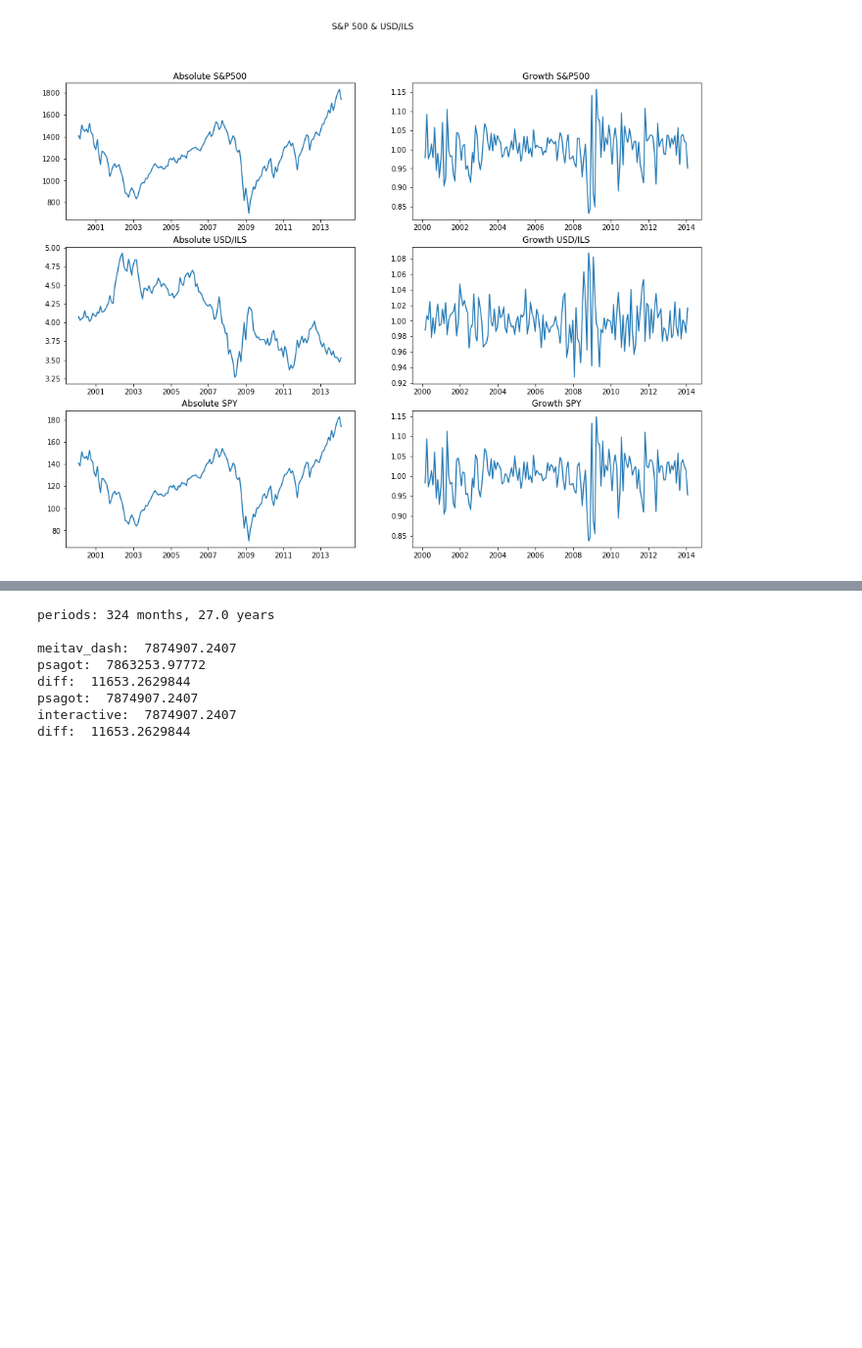
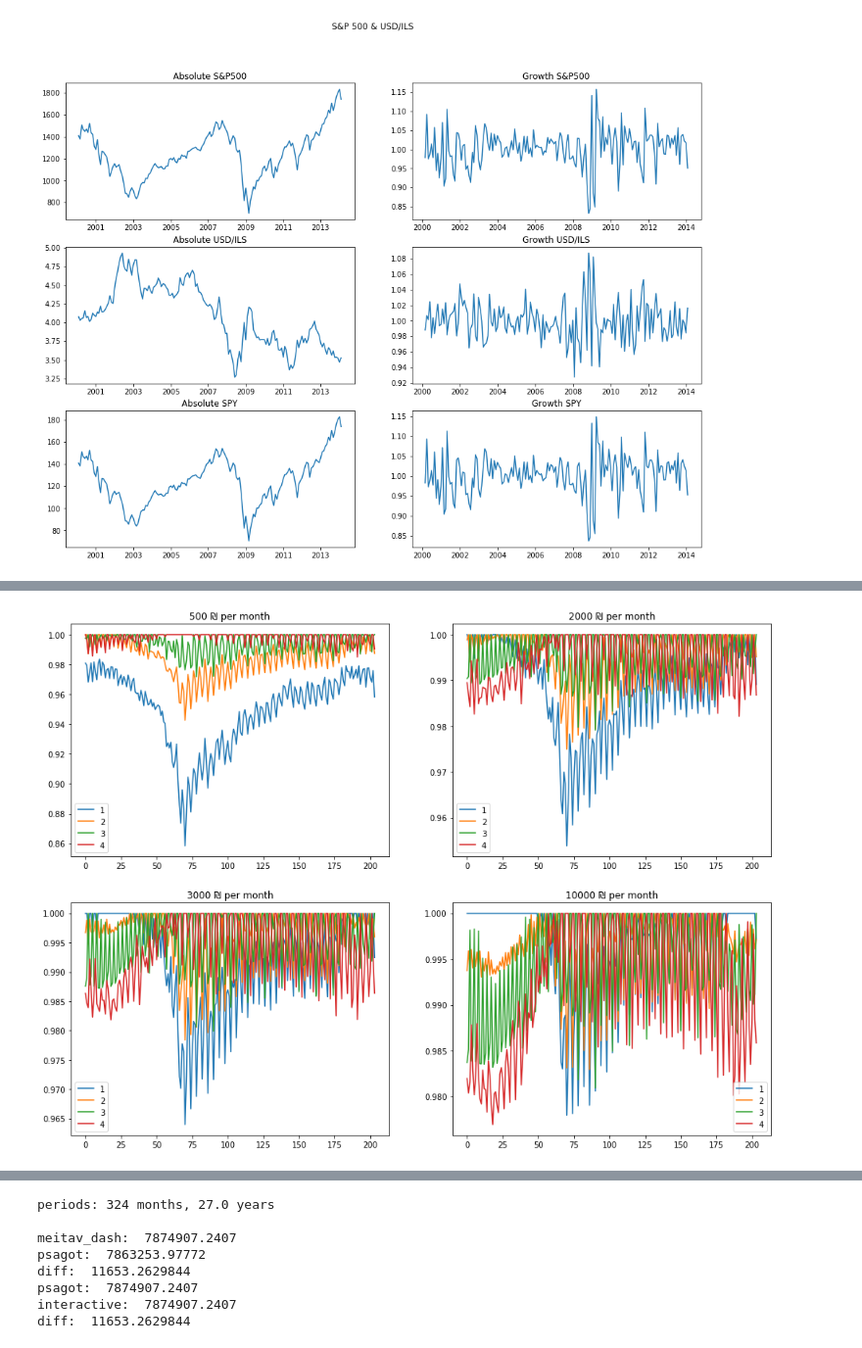
Before and after one commit to omri-kornblau/borker-comparison, a Jupyter notebook: Broker Comparison.ipynb, the cells around one changed output, grey strips where cells are left out. Shown at 98% size. Cells and saved outputs as stored; diff of their text form; code cells hidden in the pictures; blank space fills up the shorter version.

```diff
--- a/Broker Comparison.ipynb
+++ b/Broker Comparison.ipynb
@@ -215,0 +338,16 @@ plt.show()
+# %%
+predictions_trans = prediction_for_graph.transpose((1, 0, 2))
+
+normal_by_max = (1 - (max_by_cycle - predictions_trans) / max_by_cycle).transpose((1, 0, 2))
+# %%
+fig, ax = plt.subplots(2, 2, figsize=[16, 12])
+
+for (index, subplot) in enumerate(ax.flatten()):
+    for cycle in normal_by_max[index]:
+        subplot.plot(cycle)
+        subplot.legend(cycles)
+        subplot.set_title("{} ₪ per month".format(salaries[index]))
+
+plt.show()
+# %% [output]
+[figure, added]
```
Also changed, not shown: parts of 18 cells of this notebook.
